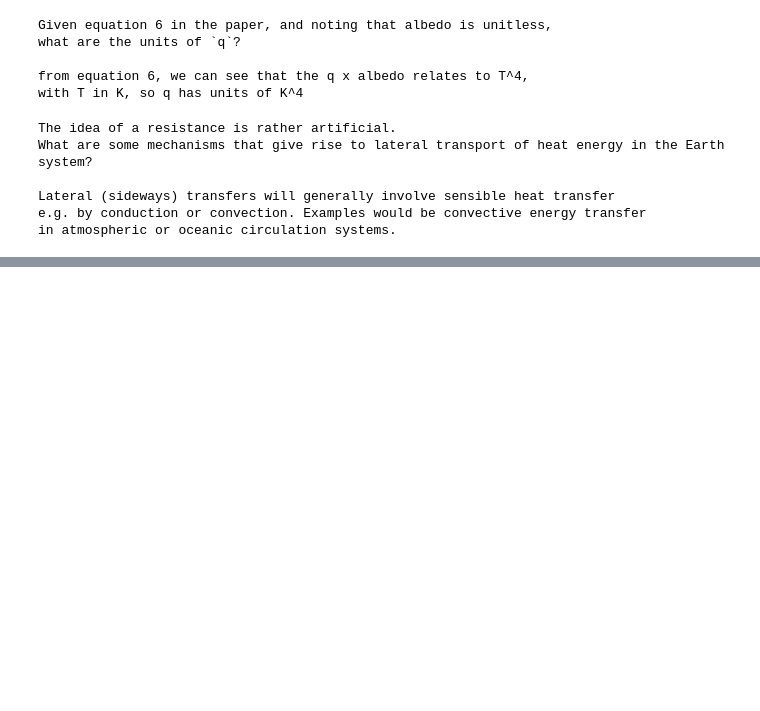
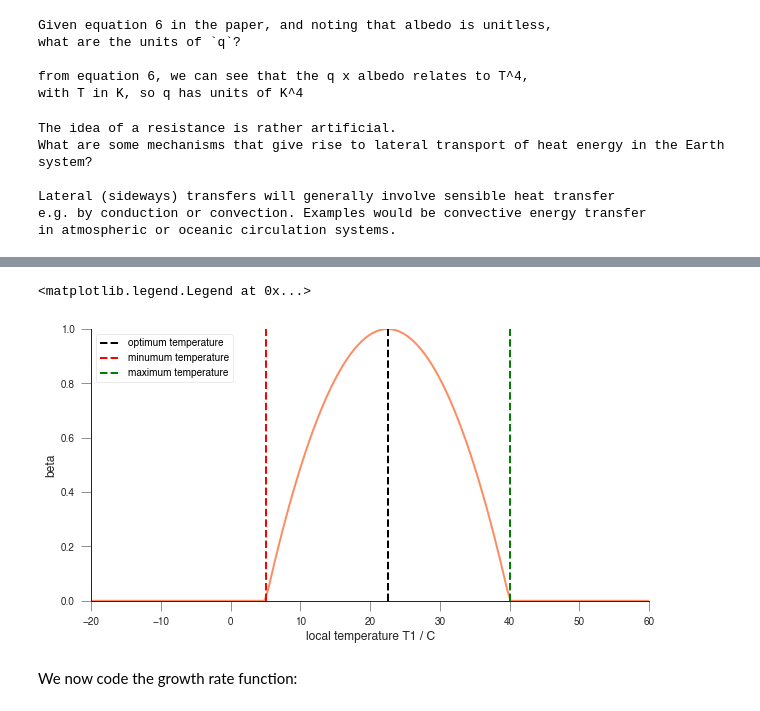
Before and after one commit to profLewis/geog0133-practicals, a Jupyter notebook: 02-DaisyWorld.ipynb, the cells around one changed output, grey strips where cells are left out. Cells and saved outputs as stored; diff of their text form; code cells hidden in the pictures; blank space fills up the shorter version.

```diff
--- a/02-DaisyWorld.ipynb
+++ b/02-DaisyWorld.ipynb
@@ -779,0 +504,23 @@ array([ 7.89010989e-03, -1.55156264e+01])
+# %%
+# local T
+T1 = np.linspace(-20,60,162)
+
+beta = 1 - 0.003265 * (22.5 - T1)**2
+beta[beta<0] = 0
+
+# plot
+plt.figure(figsize=(10,5))
+plt.plot(T1,beta)
+plt.xlabel('local temperature T1 / C')
+plt.ylabel('beta')
+plt.xlim(T1[0],T1[-1])
+plt.ylim(0,1)
+plt.plot([22.5,22.5],[0,1],'k--',label='optimum temperature')
+plt.plot([5,5],[0,1],'r--',label='minumum temperature')
+plt.plot([40,40],[0,1],'g--',label='maximum temperature')
+plt.legend(loc='best')
+# %% [output]
+<matplotlib.legend.Legend at 0x...>
+[figure, added]
+# %% [markdown]
+We now code the growth rate function:
```
Also changed, not shown: parts of 63 cells of this notebook, 1 other file.
